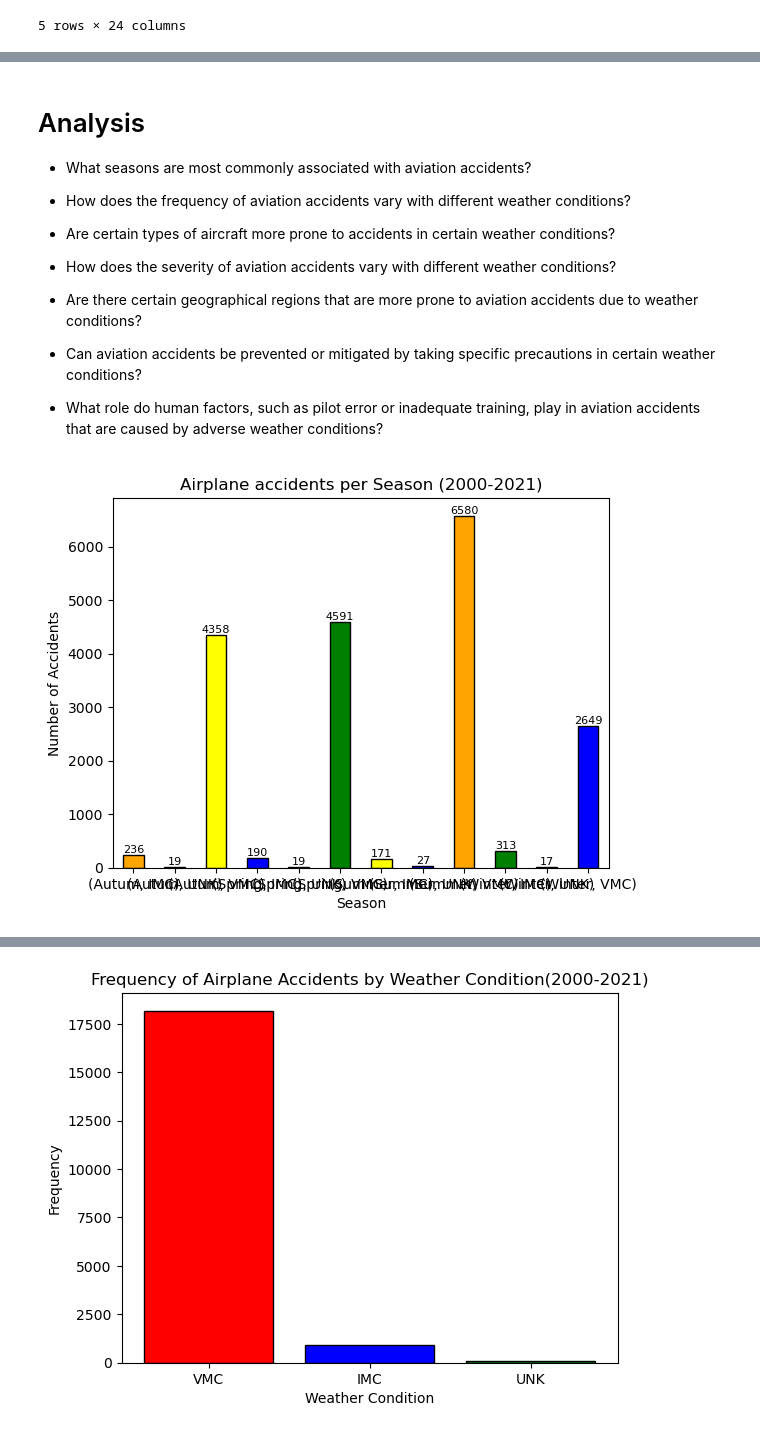
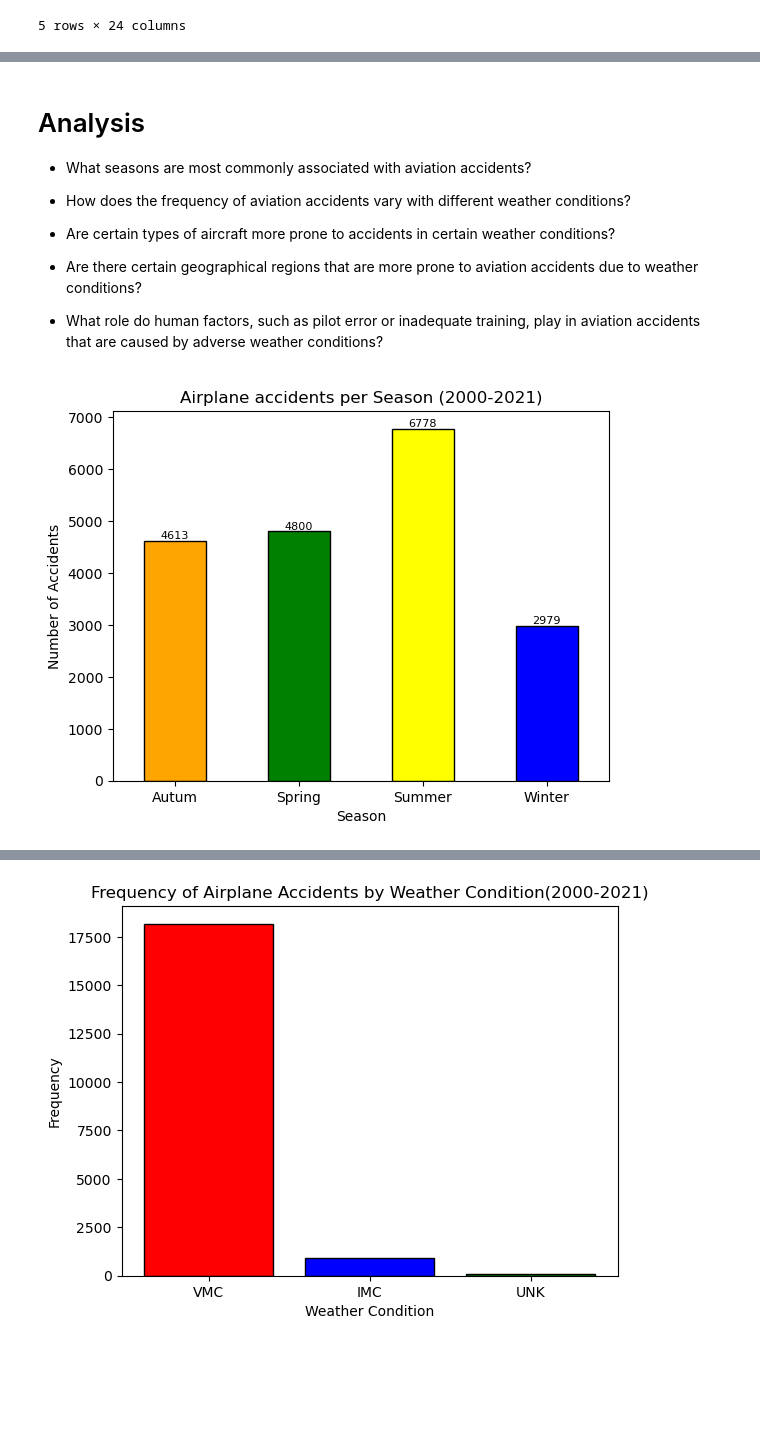
Before and after one commit to billywkim/Air_Travel_Analysis, a Jupyter notebook: Aviation_Weather/Aviation_Weather.ipynb, the cells around one changed output, grey strips where cells are left out. Cells and saved outputs as stored; diff of their text form; code cells hidden in the pictures; blank space fills up the shorter version.

Commit message:
Updated Aviation_Weather with new graph

```diff
--- a/Aviation_Weather/Aviation_Weather.ipynb
+++ b/Aviation_Weather/Aviation_Weather.ipynb
@@ -545,0 +529,2 @@ Name: Event.Id, Length: 13745, dtype: int64
+# %%
+dfb.dropna(subset=["Report.Status"], inplace=True)
@@ -667,32 +728,28 @@ def get_color_gradient(c1, c2, n):
 
 * Are certain types of aircraft more prone to accidents in certain weather conditions?
 
-* How does the severity of aviation accidents vary with different weather conditions?
-
 * Are there certain geographical regions that are more prone to aviation accidents due to weather conditions?
 
-* Can aviation accidents be prevented or mitigated by taking specific precautions in certain weather conditions?
-
 * What role do human factors, such as pilot error or inadequate training, play in aviation accidents that are caused by adverse weather conditions?
 # %%
 # What types of weather conditions are most commonly associated with aviation accidents?
 
-accidents_per_season = clean_aviation_df.groupby(['Season','Weather_Condition'])['Event_Date'].count()
+accidents_per_season = clean_aviation_df.groupby(['Season'])['Event_Date'].count()
 
 colors = ['orange','green','yellow','blue']
 
 ax = accidents_per_season.plot(kind='bar', color=colors, edgecolor='black' )
 
 for i in ax.containers:
     ax.bar_label(i, fontsize=8)
 
 plt.xticks(rotation=0)
 plt.xlabel('Season')
 plt.ylabel('Number of Accidents')
 plt.title('Airplane accidents per Season (2000-2021)')
 plt.savefig('../Images/accidents_per_season.png')
 # %% [output]
-[figure, old version]
+[figure, new version]
 # %%
 total_accidents = accidents_per_season.sum()
 accidents_per_season_pct = accidents_per_season/total_accidents*100
```
Also changed, not shown: parts of 21 cells of this notebook.
